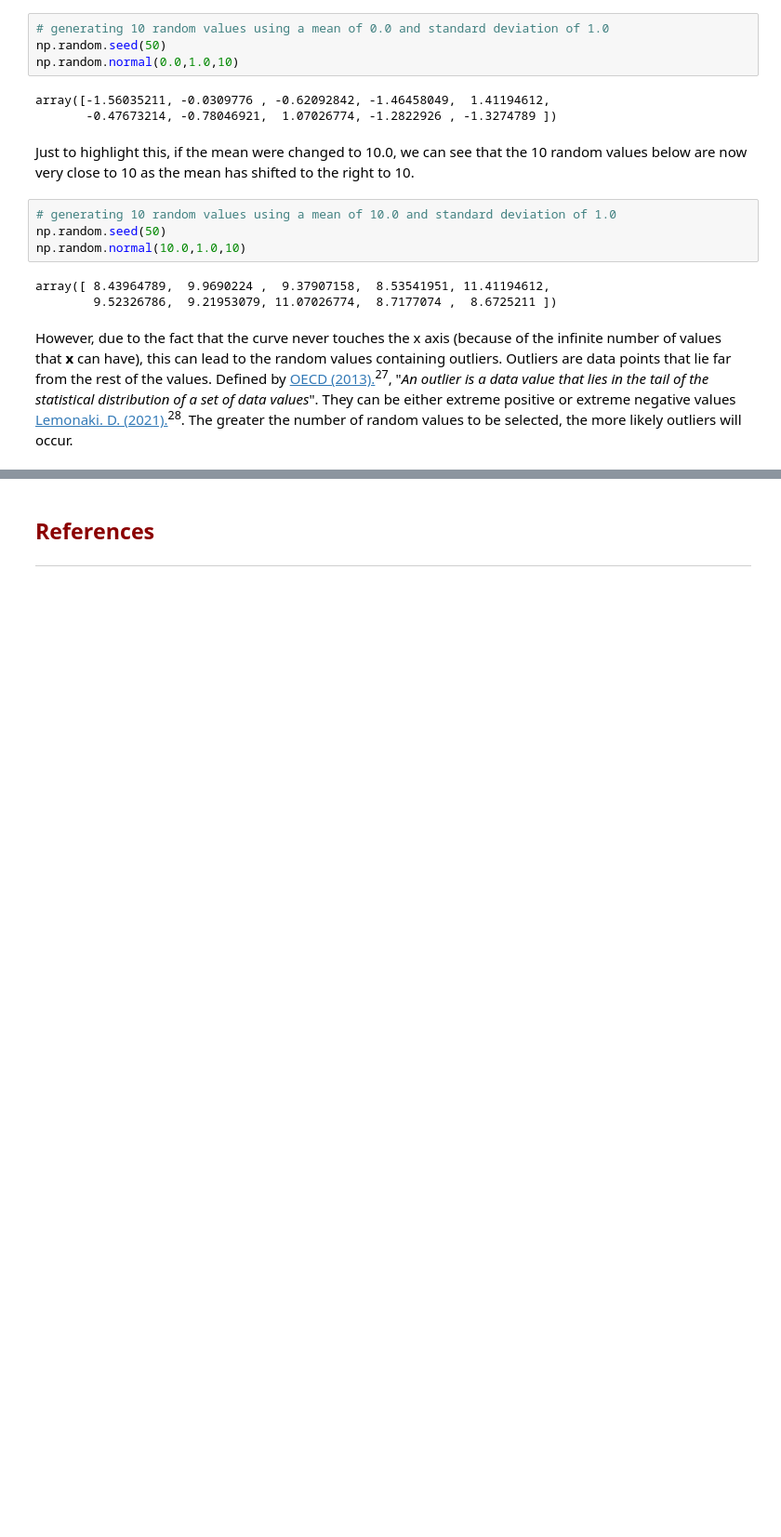
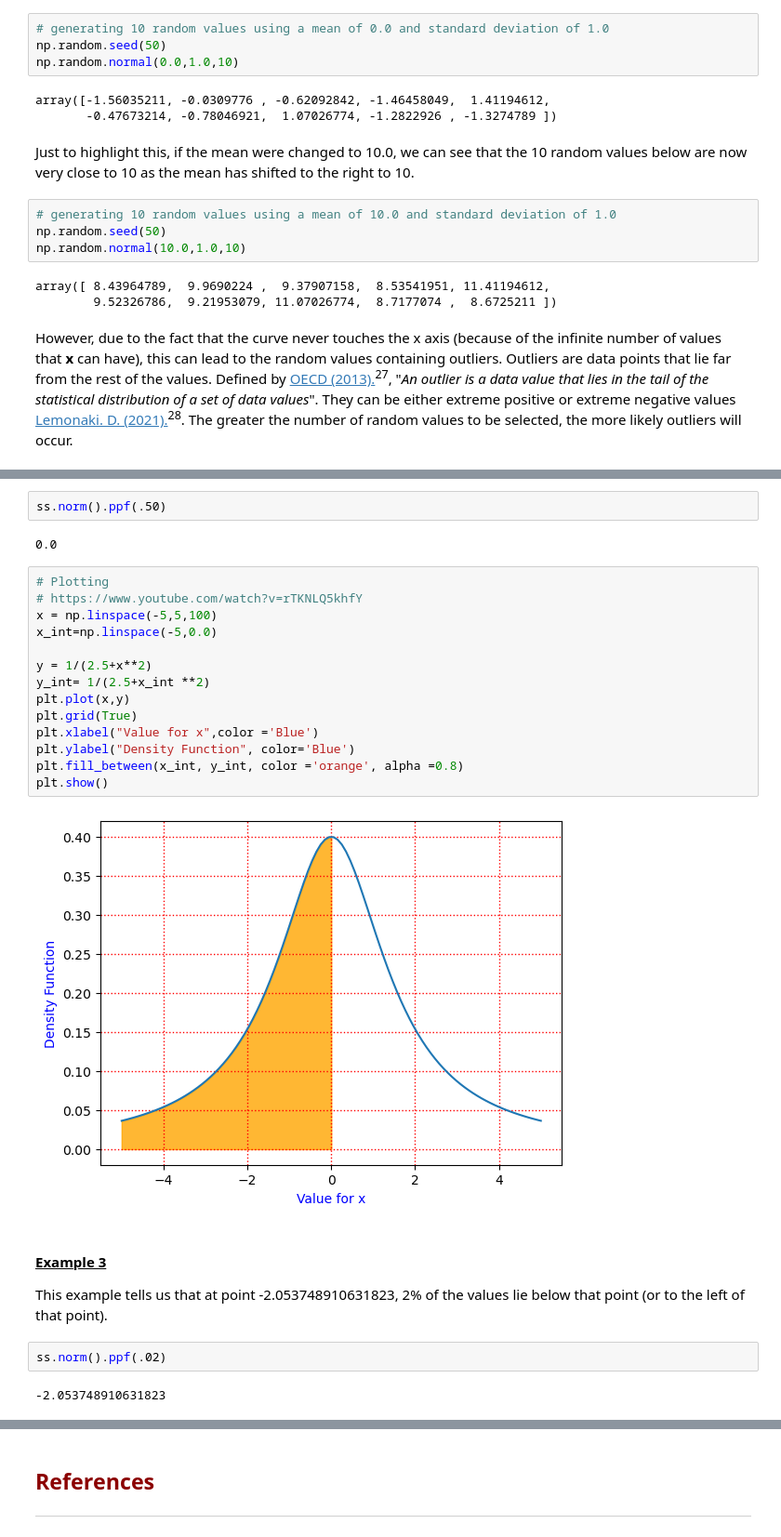
Before and after one commit to OCorry/funddaata2022-assessment, a Jupyter notebook: Practicals/Normal-Distribution-Notebook.ipynb, the cells around one changed output, grey strips where cells are left out. Shown at 93% size. Drawn from its saved outputs; the diff is of its cells as text; blank space fills up the shorter version.

```diff
--- a/Practicals/Normal-Distribution-Notebook.ipynb
+++ b/Practicals/Normal-Distribution-Notebook.ipynb
@@ -358,0 +391,27 @@ However, due to the fact that the curve never touches the x axis (because of the
+# %%
+ss.norm().ppf(.50)
+# %% [output]
+0.0
+# %%
+# Plotting
+# https://www.youtube.com/watch?v=rTKNLQ5khfY
+x = np.linspace(-5,5,100)
+x_int=np.linspace(-5,0.0)
+
+y = 1/(2.5+x**2)
+y_int= 1/(2.5+x_int **2)
+plt.plot(x,y)
+plt.grid(True)
+plt.xlabel("Value for x",color ='Blue')
+plt.ylabel("Density Function", color='Blue')
+plt.fill_between(x_int, y_int, color ='orange', alpha =0.8)
+plt.show()
+# %% [output]
+[figure, added]
+# %% [markdown]
+#### <ins>Example 3</ins>
+This example tells us that at point -2.053748910631823, 2% of the values lie below that point (or to the left of that point).
+# %%
+ss.norm().ppf(.02)
+# %% [output]
+-2.053748910631823
```
Also changed, not shown: parts of 10 cells of this notebook.
